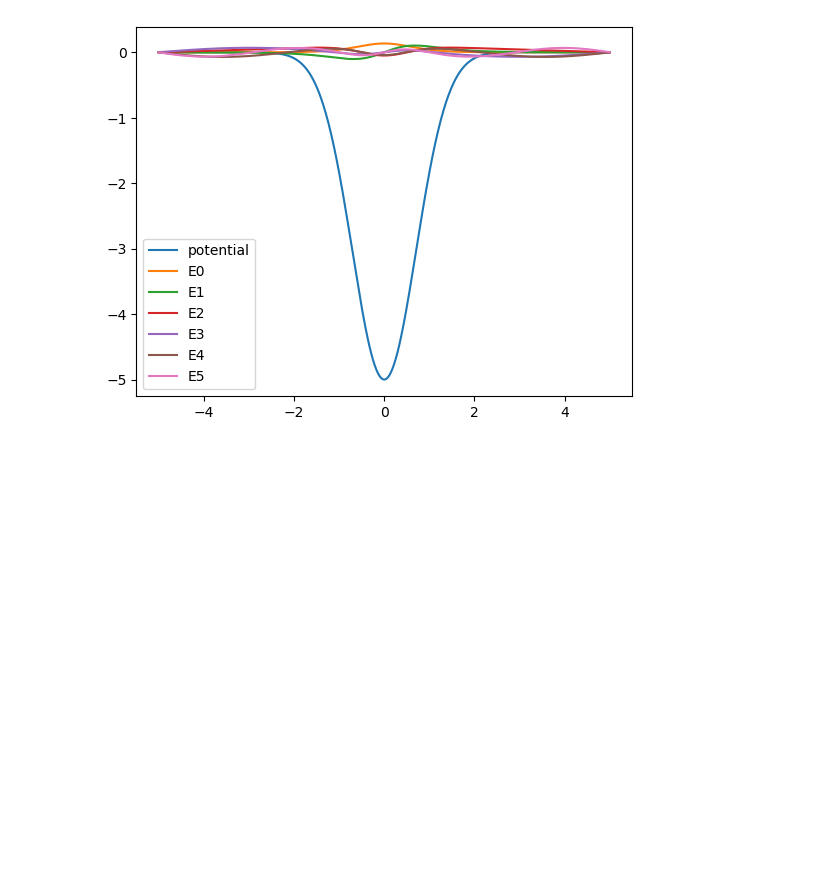
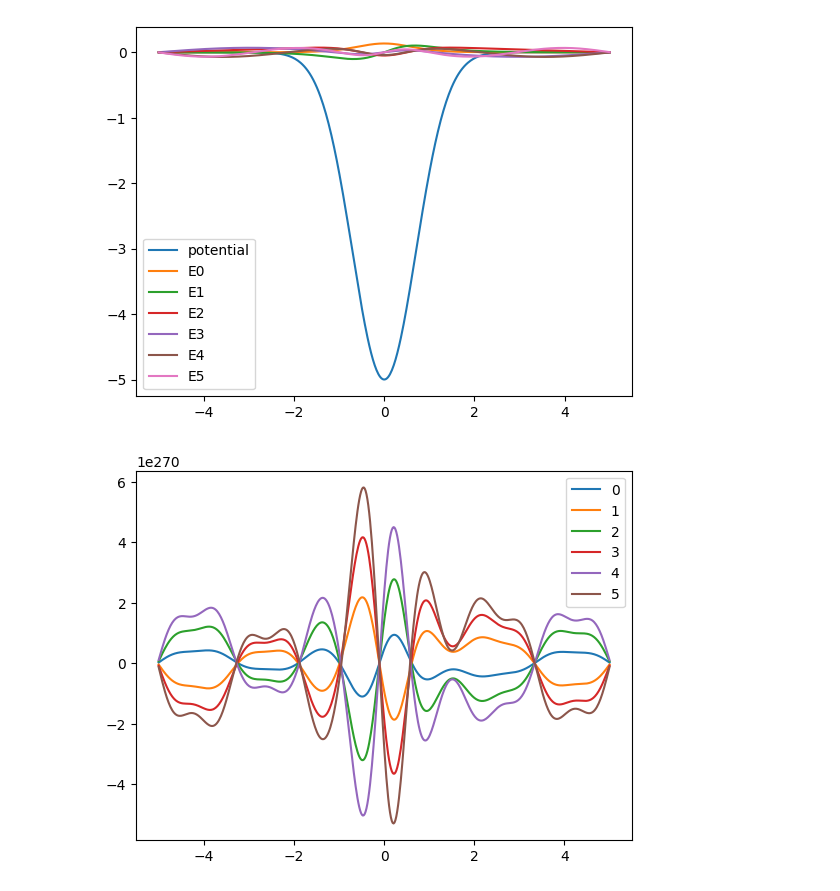
Before and after one commit to ZilD117/Comp-Physics, a Jupyter notebook: schrodinger.ipynb, the cells around one changed output. Saved outputs shown, nothing was run; the diff lists cells and outputs as text; code cells hidden in the pictures; blank space fills up the shorter version.

```diff
--- a/schrodinger.ipynb
+++ b/schrodinger.ipynb
@@ -62,3 +62,24 @@ plt.legend()
 # %% [output]
 <matplotlib.legend.Legend at 0x...>
 [figure]
+# %%
+psi_0 = psi
+
+
+def evolves(psi, final_t, dt):
+    t = 0
+    while t< final_t:
+        t+=dt
+        psi_new = psi.copy()
+        psi_new = psi- np.dot(h, psi)*dt
+        psi=psi_new
+    return psi
+# %%
+psi_t = evolves(psi_0, 10,0.1)
+t_axis = np.arange(0,10,0.1)
+# %%
+for i in range(6):
+    plt.plot(x, psi_t[i],label=i)
+    plt.legend()
+# %% [output]
+[figure, added]
```
Also changed, not shown: parts of 1 cell of this notebook.
